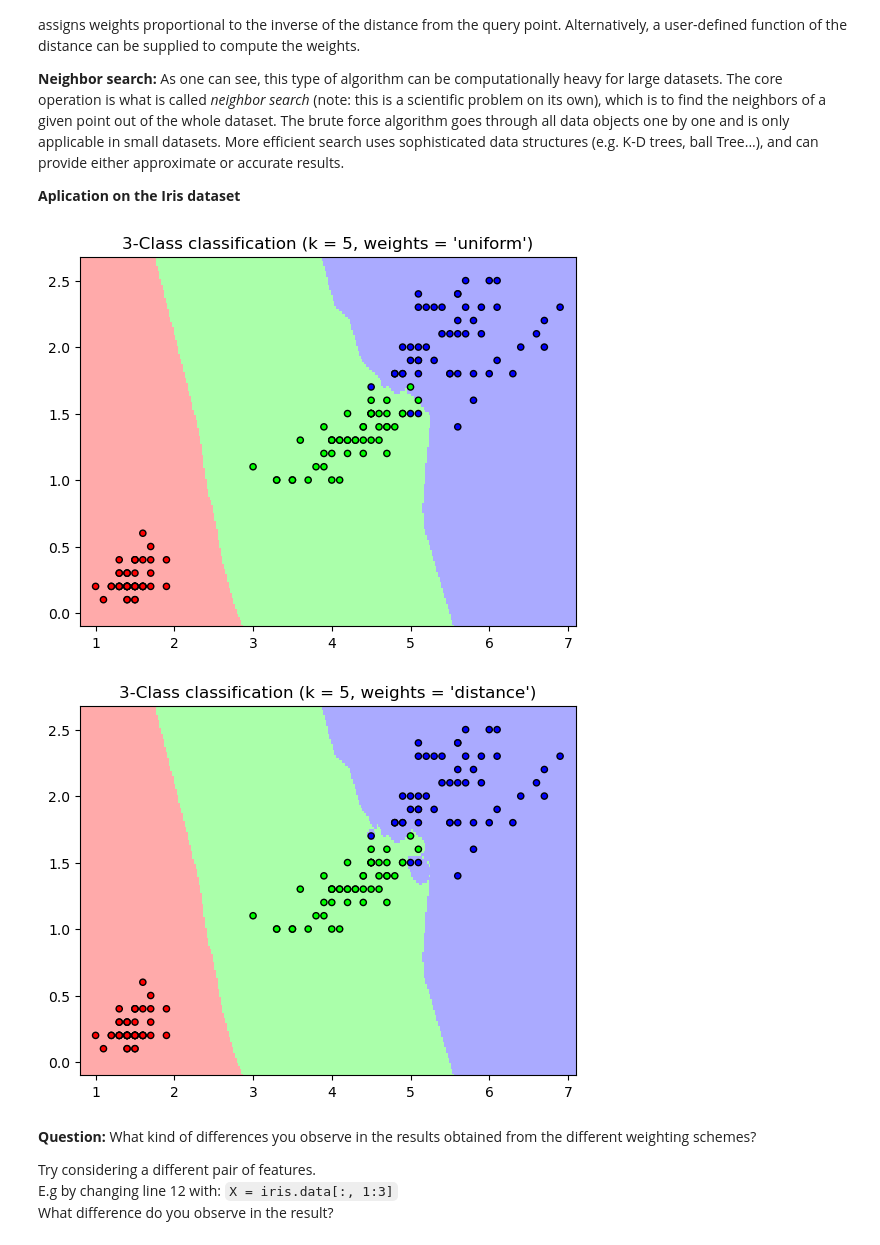
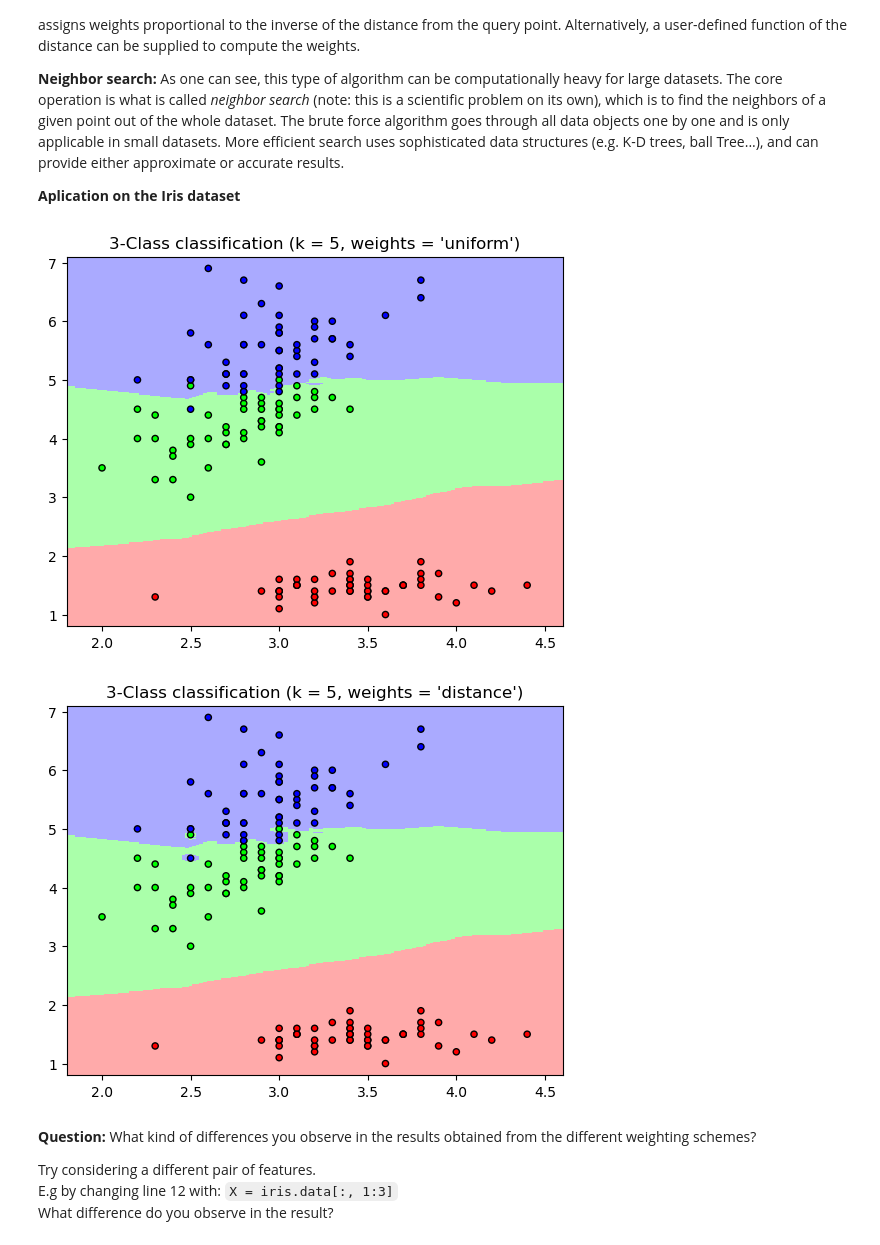
Before and after one commit to yizhi0129/333DA, a Jupyter notebook: Lab2.ipynb, the cells around one changed output. Saved outputs shown, nothing was run; the diff lists cells and outputs as text; code cells hidden in the pictures.

```diff
--- a/Lab2.ipynb
+++ b/Lab2.ipynb
@@ -68,7 +68,8 @@ k = 5
 iris = datasets.load_iris()
 
 # just as a toy case, we only take the first two features
-X = iris.data[:, 2:4]
+#X = iris.data[:, 2:4]
+X = iris.data[:, 1:3]
 y = iris.target
 
 h = .02  # step size in the mesh
@@ -79,35 +80,35 @@ cmap_bold  = ListedColormap(['#FF0000', '#00FF00', '#0000FF'])
 
 # apply the two vote weighting schemens
 for weights in ['uniform', 'distance']:
     # we create an instance of Neighbours Classifier and fit the data.
     clf = neighbors.KNeighborsClassifier(k, weights=weights)
     clf.fit(X, y)
 
     # Plot the decision boundary. For that, we will assign a color to each
     # point in the mesh [x_min, x_max] x [y_min, y_max].
     x_min, x_max = X[:, 0].min() - 0.2, X[:, 0].max() + 0.2
     y_min, y_max = X[:, 1].min() - 0.2, X[:, 1].max() + 0.2
     xx, yy = np.meshgrid(np.arange(x_min, x_max, h),
                          np.arange(y_min, y_max, h))
     Z = clf.predict(np.c_[xx.ravel(), yy.ravel()])
 
     # Put the result into a color plot
     Z = Z.reshape(xx.shape)
     plt.figure()
     plt.pcolormesh(xx, yy, Z, cmap=cmap_light)
 
     # Plot also the training points
     plt.scatter(X[:, 0], X[:, 1], c=y, cmap=cmap_bold,
                 edgecolor='k', s=20)
     plt.xlim(xx.min(), xx.max())
     plt.ylim(yy.min(), yy.max())
     plt.title("3-Class classification (k = %i, weights = '%s')"
               % (k, weights))
 
 plt.show()
 # %% [output]
-[figure, old version]
+[figure, new version]
-[figure, old version]
+[figure, new version]
 # %% [markdown]
 **Question:** What kind of differences you observe in the results obtained from the different weighting schemes?
 
```
Also changed, not shown: 1 other file.
